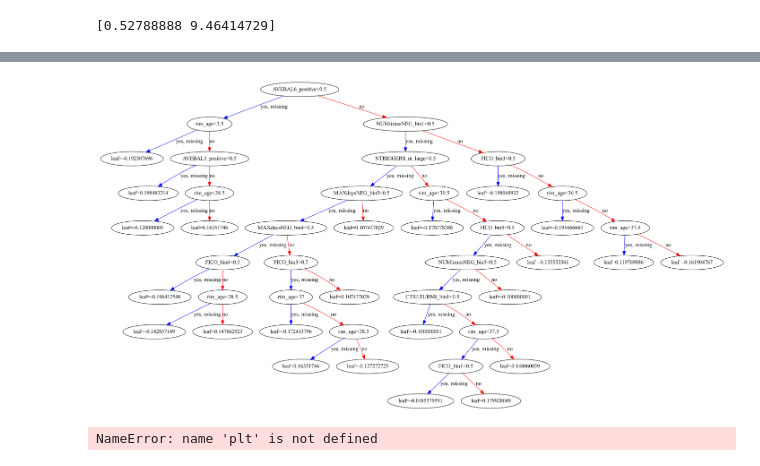
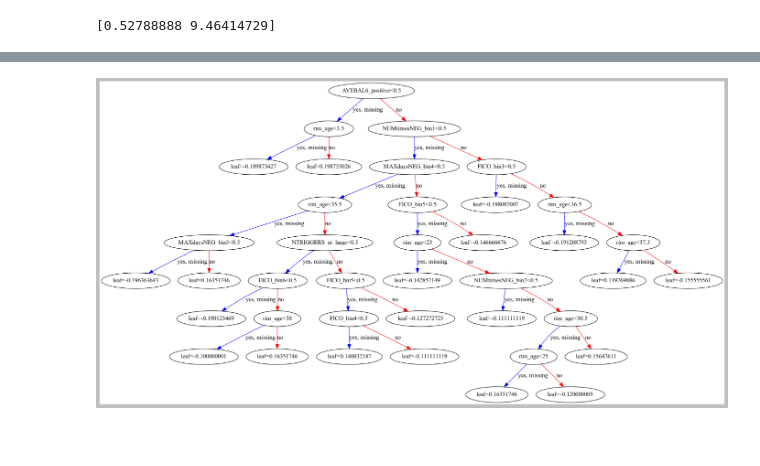
Before and after one commit to FritzZuhl/ProvidentTest, a Jupyter notebook: model.ipynb, the cells around one changed output, grey strips where cells are left out. Cells and saved outputs as stored; diff of their text form; code cells hidden in the pictures; blank space fills up the shorter version.

```diff
--- a/model.ipynb
+++ b/model.ipynb
@@ -159,10 +185,10 @@ print(active_accounts_frac20.head())
 [5 rows x 37 columns]
 # %%
 # For training set, add the 20%-sample of active accounts with all of the charged-off accounts.
-analytic_dataset_model = pd.concat([data_CO, active_accounts_frac20])
+analytic_dataset_model = pd.concat([data_CO, train_active_accts])
 analytic_dataset_model.drop(['status','account_id'], axis=1, inplace=True)
 print("Shape of analytic dataset:", analytic_dataset_model.shape)
-class_imbalance_factor = active_accounts_frac20.shape[0]/data_CO.shape[0]
+class_imbalance_factor = train_active_accts.shape[0]/data_CO.shape[0]
 print("Class Imbalance Factor: ", class_imbalance_factor)
 # %% [output]
 Shape of analytic dataset: (9767, 35)
@@ -213,16 +267,16 @@ y_train_np = y_train.to_numpy()
 # %%
-# define model
-from xgboost import XGBClassifier
-model = XGBClassifier(scale_pos_weight=class_imbalance_factor,
+# define rimAge model - Age of account as provided.
+model_rimAge = XGBClassifier(scale_pos_weight=class_imbalance_factor,
                       objective="binary:logistic",
                       learning_rate=.1,
                       max_depth=9,
                       eval_metric=['logloss'],
                       early_stopping_rounds=20,
                       use_label_encoder=False,
-                      subsample=0.5
+                      subsample=0.5,
+                      verbosity=0,
+                      n_estimators=150
                       )
-
 # fit model
-model.fit(x_train, y_train_np)
+model_rimAge.fit(x_train_rimAge, y_train)
 # %% [output]
@@ -318,0 +293,11 @@ Successfully installed graphviz-0.19.1
+# %%
+# "weight" is the number of times a feature appears in a tree.
+feature_weights = model_rimAge.get_booster().get_score(importance_type='weight')
+feature_weights = {k:v for k,v in sorted(feature_weights.items(), reverse=True, key=lambda item: item[1])}
+group_data = list(feature_weights.values())
+group_features = list(feature_weights.keys())
+fig, ax = plt.subplots(figsize=(22,5), )
+plt.style.use('classic')
+plt.xticks(rotation=90)
+plt.text(4, 500, "Number of times a feature appears in a tree", fontsize=24)
+ax.bar(group_features, group_data)
@@ -318,0 +307,11 @@ Successfully installed graphviz-0.19.1
+# %%
+# "gain" is the average gain of splits which use the feature.
+feature_gains = model_rimAge.get_booster().get_score(importance_type='gain')
+feature_gains = {k:v for k,v in sorted(feature_gains.items(), reverse=True, key=lambda item: item[1])}
+group_data = list(feature_gains.values())
+group_features = list(feature_gains.keys())
+fig, ax = plt.subplots(figsize=(22,5), )
+plt.style.use('classic')
+plt.xticks(rotation=90)
+plt.text(4, 150, "Average gain of splits which use the feature", fontsize=24)
+ax.bar(group_features, group_data)
@@ -319,15 +321,6 @@ Successfully installed graphviz-0.19.1
 # %%
-from xgboost import plot_tree
-import matplotlib.pyplot as plt
-fig, ax = plt.subplots(figsize=(25,25))
-plot_tree(model, ax=ax)
+fig, ax = plt.subplots(figsize=(22,22))
+plot_tree(model_rimAge, ax=ax)
 plt.show()
 # %% [output]
-[figure, old version]
+[figure, new version]
-# %%
-
-fig, ax = plt.subplots(figsize=(12,18))
-xgb.plot_importance(model, max_num_features=50, height=0.8, ax=ax)
-plt.show()
-# %% [output]
-NameError: name 'plt' is not defined
```
Also changed, not shown: parts of 37 cells of this notebook, 1 other file.
